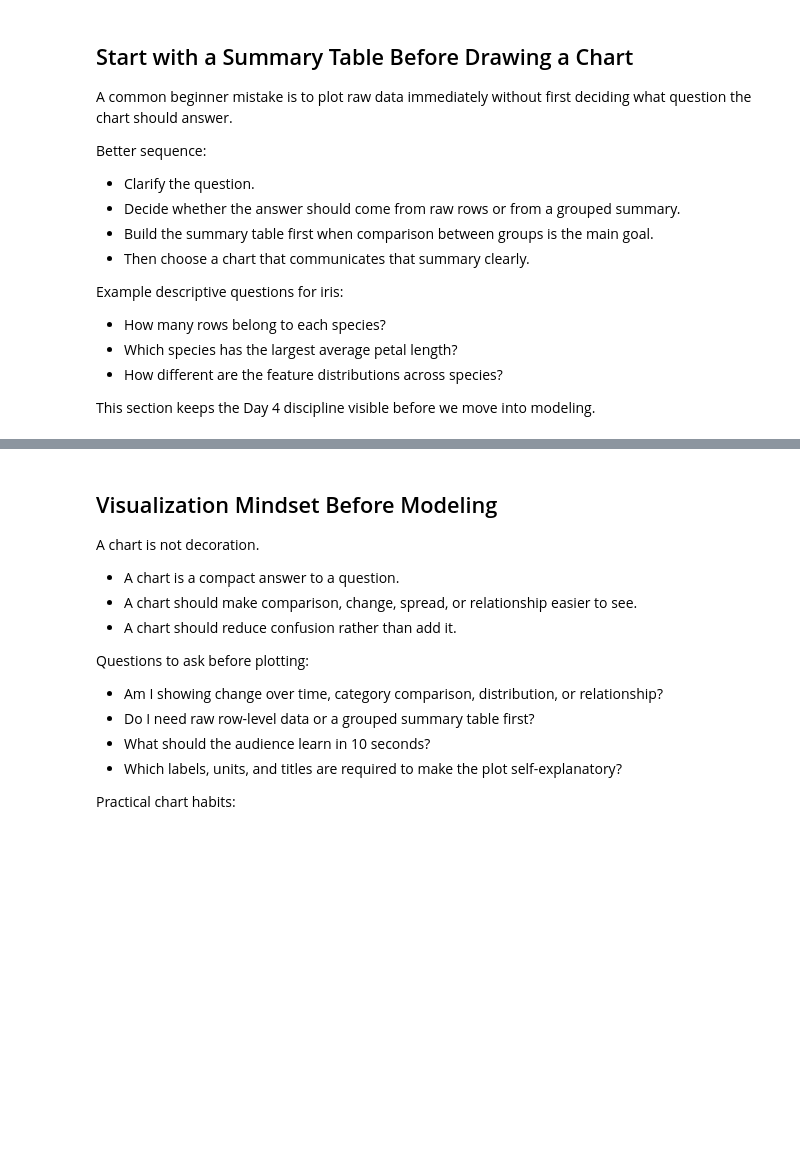
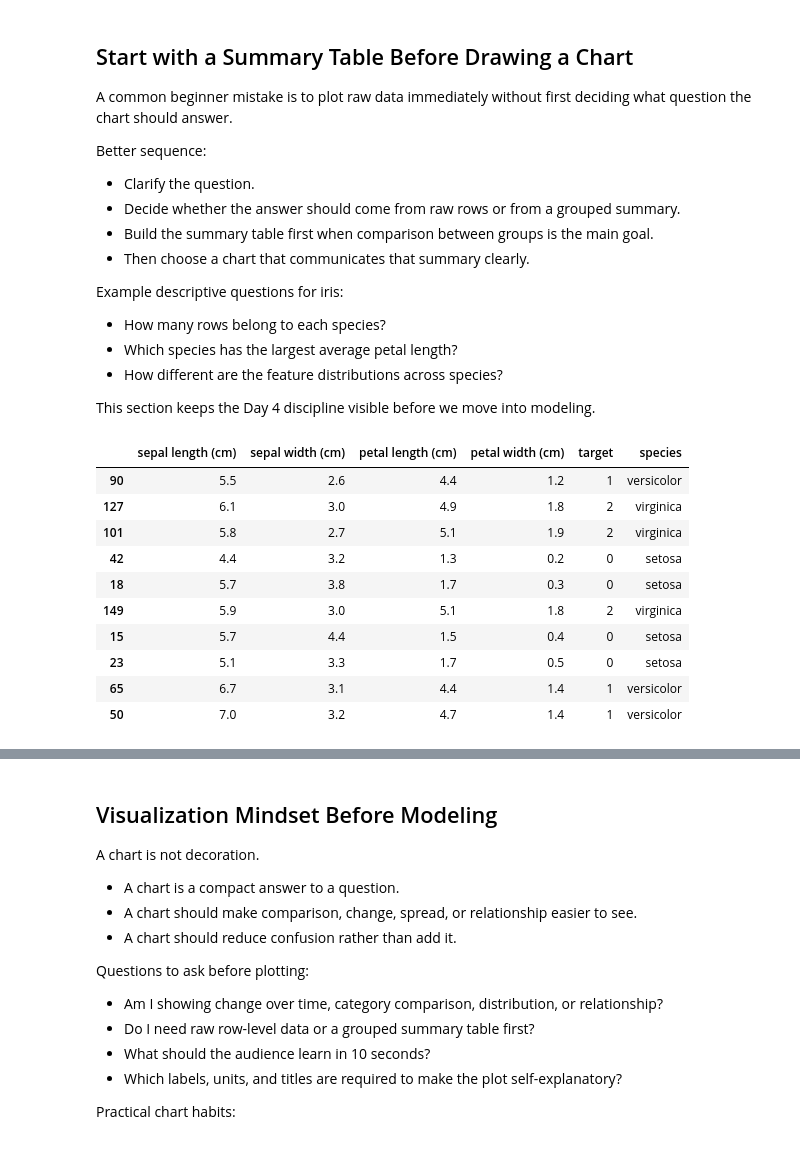
Before and after one commit to ValRCS/RTU_Python_CSP, a Jupyter notebook: notebooks/day5_visualization_machine_learning_basics_full_examples.ipynb, the cells around one changed output, grey strips where cells are left out. Cells and saved outputs as stored; diff of their text form; code cells hidden in the pictures; blank space fills up the shorter version.

```diff
--- a/notebooks/day5_visualization_machine_learning_basics_full_examples.ipynb
+++ b/notebooks/day5_visualization_machine_learning_basics_full_examples.ipynb
@@ -329,3 +456,17 @@ Example descriptive questions for iris:
 - How different are the feature distributions across species?
 
 This section keeps the Day 4 discipline visible before we move into modeling.
+# %%
+iris_df.sample(10, random_state = 2026)
+# %% [output]
+|  | sepal length (cm) | sepal width (cm) | petal length (cm) | petal width (cm) | target | species |
+| 90 | 5.5 | 2.6 | 4.4 | 1.2 | 1 | versicolor |
+| 127 | 6.1 | 3.0 | 4.9 | 1.8 | 2 | virginica |
+| 101 | 5.8 | 2.7 | 5.1 | 1.9 | 2 | virginica |
+| 42 | 4.4 | 3.2 | 1.3 | 0.2 | 0 | setosa |
+| 18 | 5.7 | 3.8 | 1.7 | 0.3 | 0 | setosa |
+| 149 | 5.9 | 3.0 | 5.1 | 1.8 | 2 | virginica |
+| 15 | 5.7 | 4.4 | 1.5 | 0.4 | 0 | setosa |
+| 23 | 5.1 | 3.3 | 1.7 | 0.5 | 0 | setosa |
+| 65 | 6.7 | 3.1 | 4.4 | 1.4 | 1 | versicolor |
+| 50 | 7.0 | 3.2 | 4.7 | 1.4 | 1 | versicolor |
```
Also changed, not shown: parts of 19 cells of this notebook.
